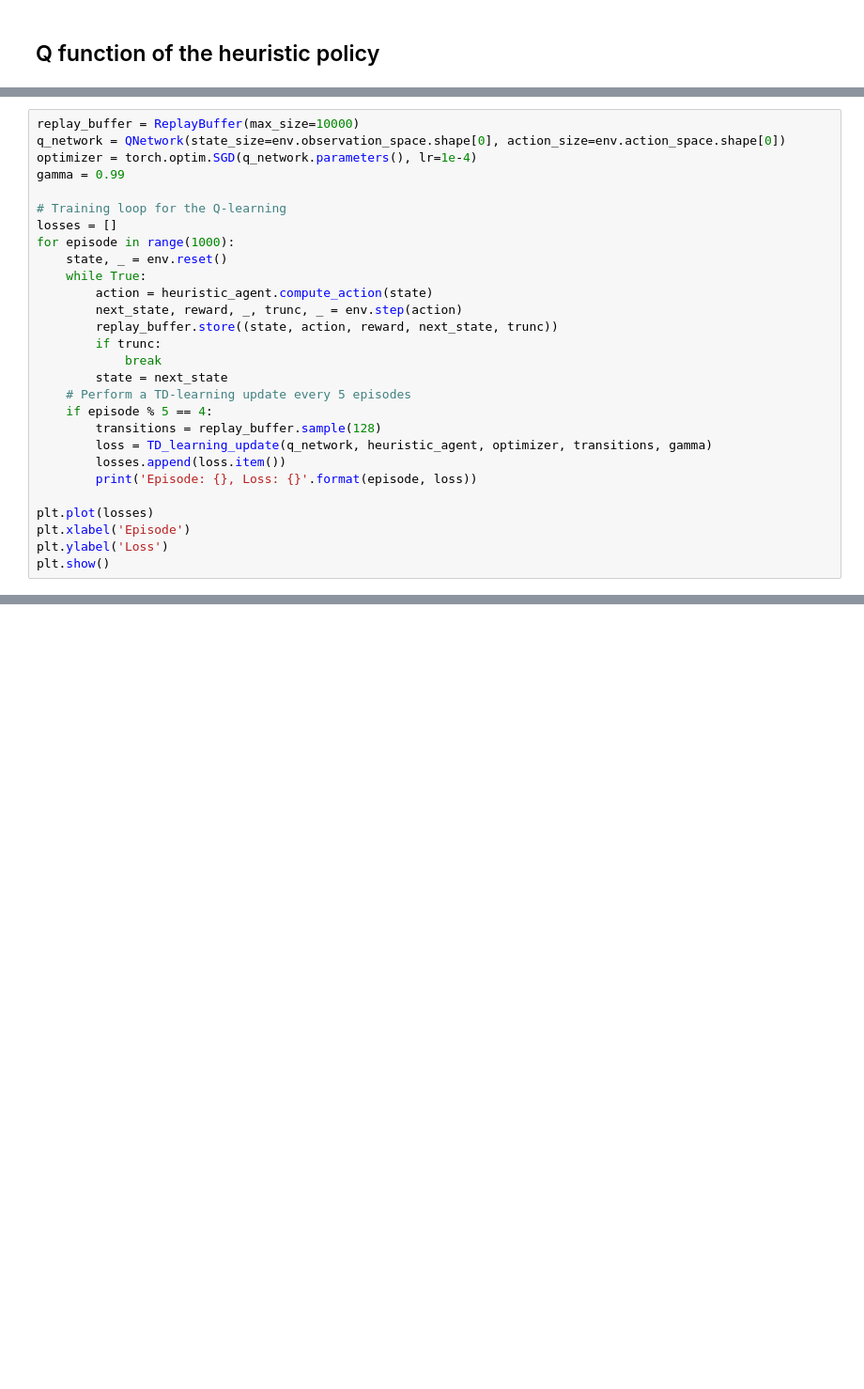
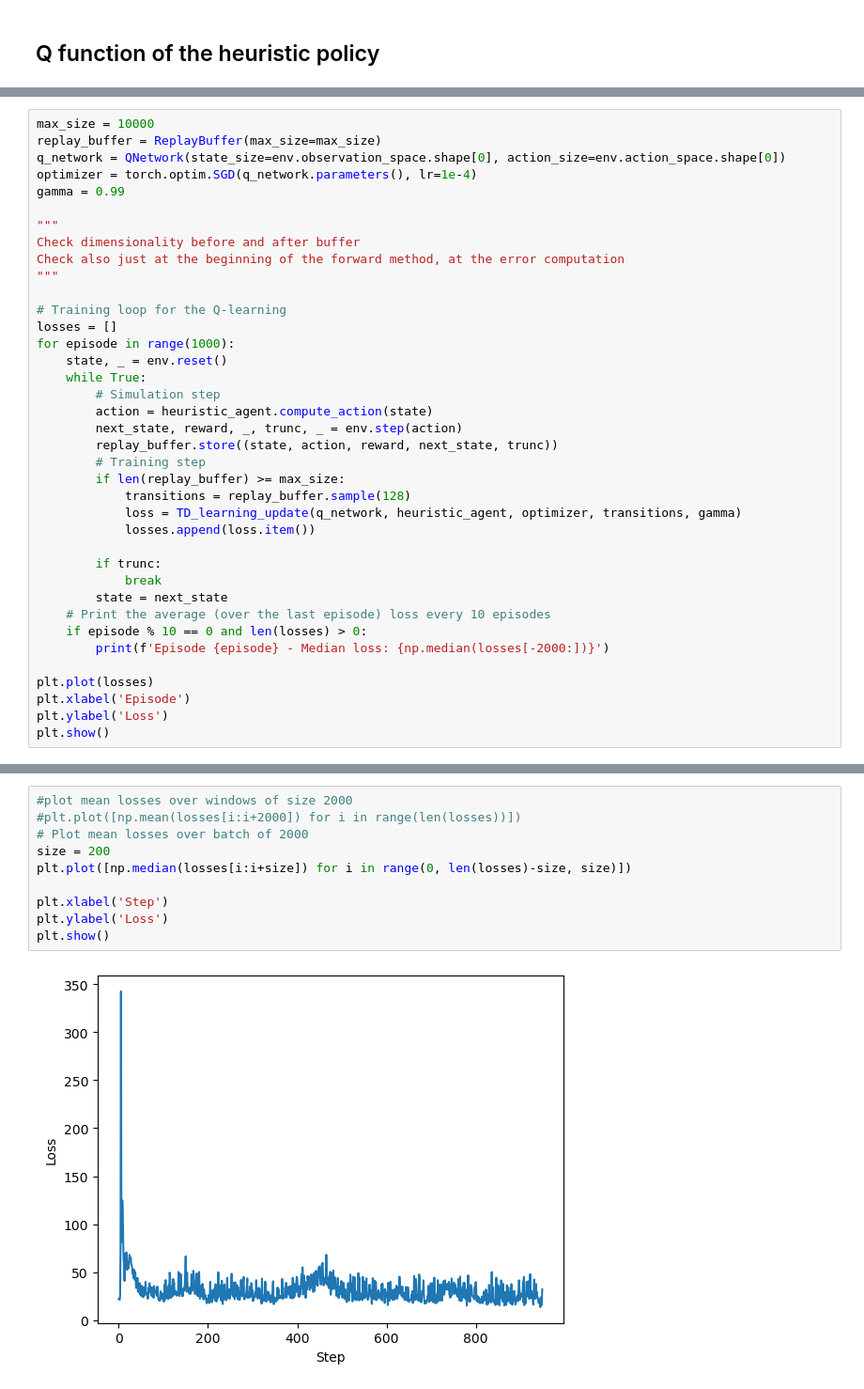
Before and after one commit to antmaier/DDPG-Inverted-Pendulum, a Jupyter notebook: Code_DDPG_Maier_Maier.ipynb, the cells around one changed output, grey strips where cells are left out. Shown at 94% size. Saved outputs shown, nothing was run; the diff lists cells and outputs as text; blank space fills up the shorter version.

Commit message:
Working version of the Q network.

```diff
--- a/Code_DDPG_Maier_Maier.ipynb
+++ b/Code_DDPG_Maier_Maier.ipynb
@@ -210,28 +341,38 @@ def TD_learning_update(q_network, agent, optimizer, transitions, gamma):
 
     return loss
 # %%
-replay_buffer = ReplayBuffer(max_size=10000)
+max_size = 10000
+replay_buffer = ReplayBuffer(max_size=max_size)
 q_network = QNetwork(state_size=env.observation_space.shape[0], action_size=env.action_space.shape[0])
 optimizer = torch.optim.SGD(q_network.parameters(), lr=1e-4)
 gamma = 0.99
+
+"""
+Check dimensionality before and after buffer
+Check also just at the beginning of the forward method, at the error computation
+"""
 
 # Training loop for the Q-learning
 losses = []
 for episode in range(1000):
     state, _ = env.reset()
     while True:
+        # Simulation step
         action = heuristic_agent.compute_action(state)
         next_state, reward, _, trunc, _ = env.step(action)
         replay_buffer.store((state, action, reward, next_state, trunc))
+        # Training step
+        if len(replay_buffer) >= max_size:
+            transitions = replay_buffer.sample(128)
+            loss = TD_learning_update(q_network, heuristic_agent, optimizer, transitions, gamma)
+            losses.append(loss.item())
+
         if trunc:
             break
         state = next_state
-    # Perform a TD-learning update every 5 episodes
-    if episode % 5 == 4:
-        transitions = replay_buffer.sample(128)
-        loss = TD_learning_update(q_network, heuristic_agent, optimizer, transitions, gamma)
-        losses.append(loss.item())
-        print('Episode: {}, Loss: {}'.format(episode, loss))
+    # Print the average (over the last episode) loss every 10 episodes
+    if episode % 10 == 0 and len(losses) > 0:
+        print(f'Episode {episode} - Median loss: {np.median(losses[-2000:])}')
 
 plt.plot(losses)
 plt.xlabel('Episode')
@@ -240 +400,13 @@ plt.show()
+# %%
+#plot mean losses over windows of size 2000
+#plt.plot([np.mean(losses[i:i+2000]) for i in range(len(losses))])
+# Plot mean losses over batch of 2000
+size = 200
+plt.plot([np.median(losses[i:i+size]) for i in range(0, len(losses)-size, size)])
+
+plt.xlabel('Step')
+plt.ylabel('Loss')
+plt.show()
+# %% [output]
+[figure, added]
 # %%
```
Also changed, not shown: parts of 10 cells of this notebook.
